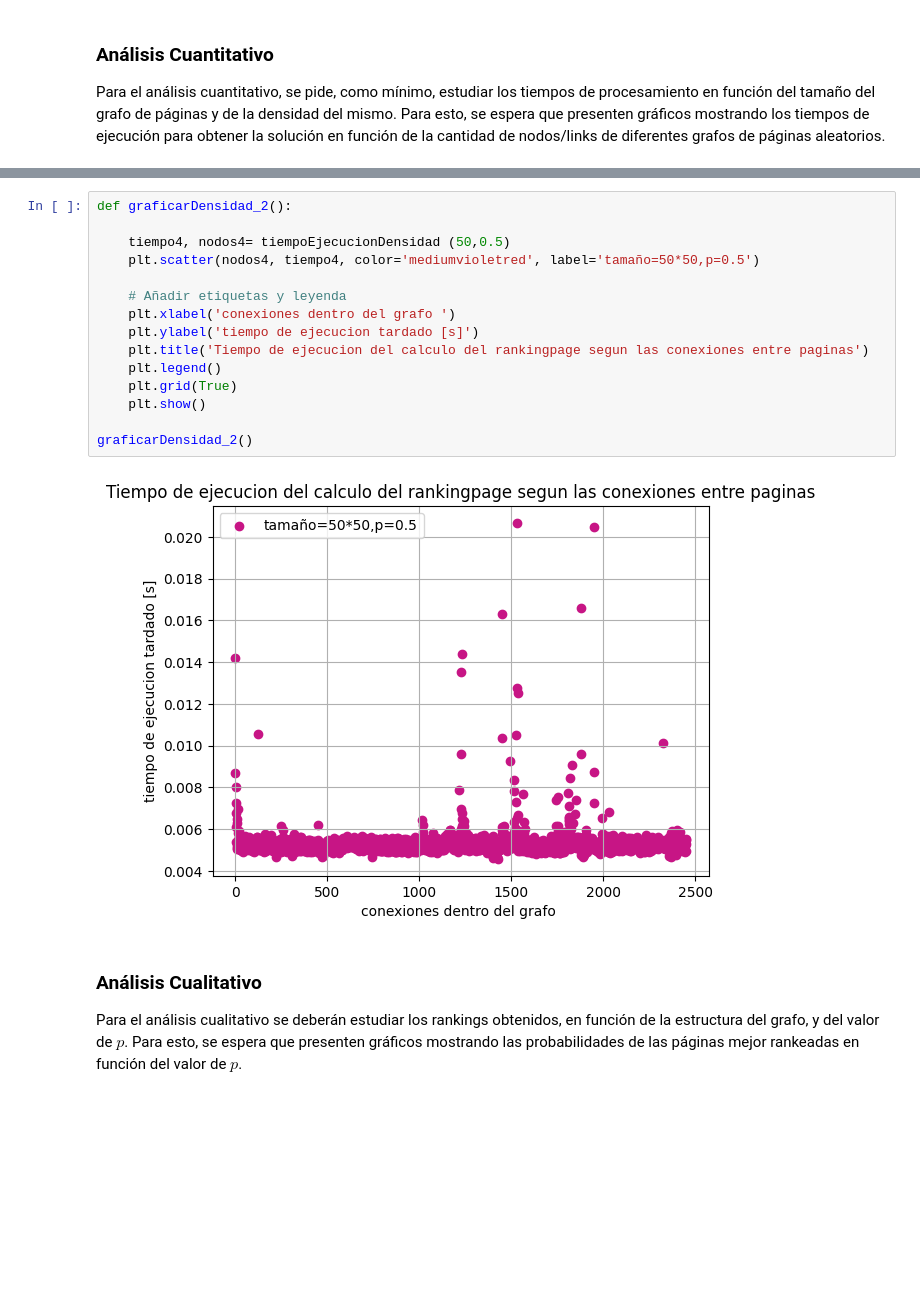
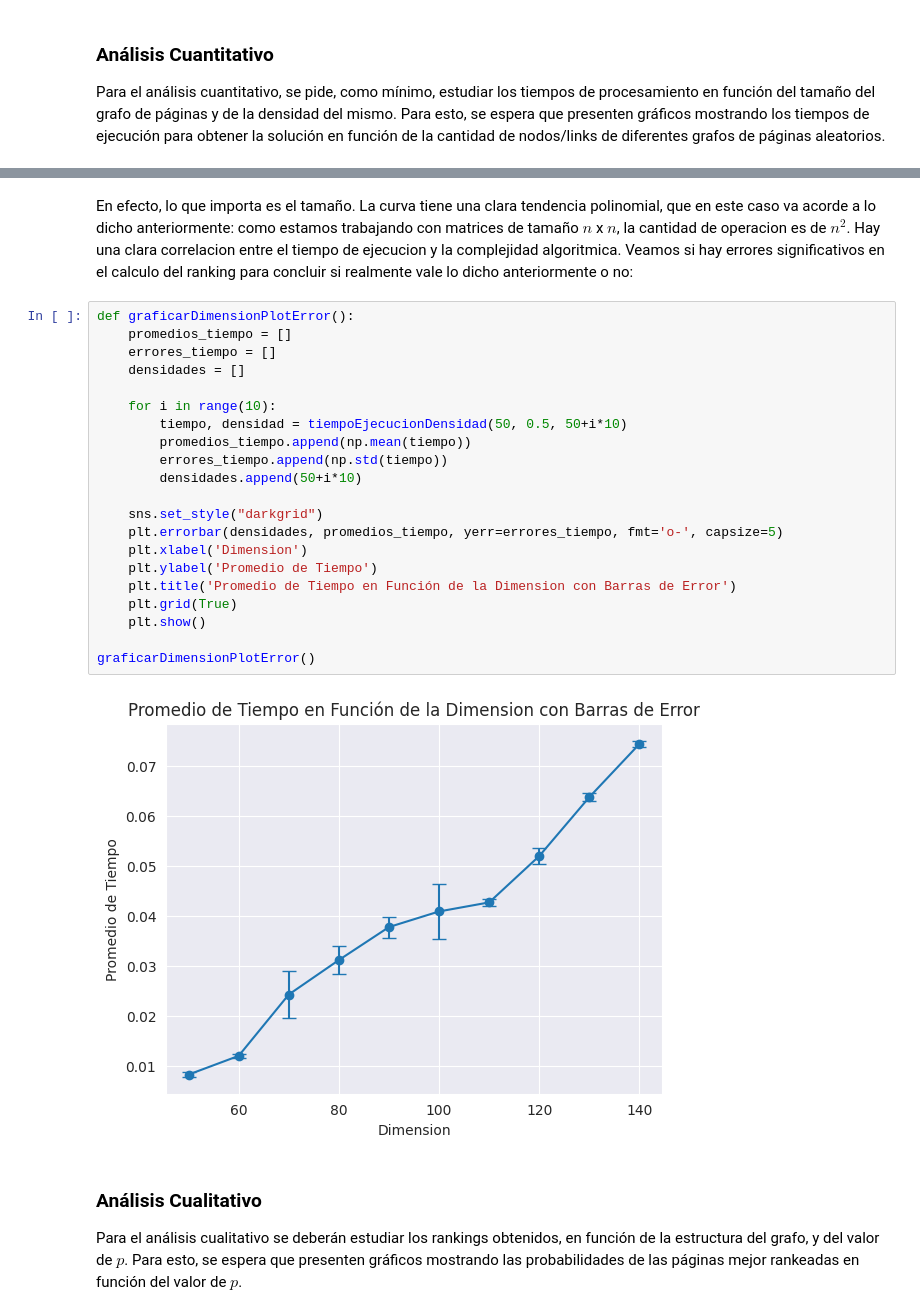
Before and after one commit to lmendezayl/uba-alc, a Jupyter notebook: Recursos TP1-20240502/template-alumnos/template-alumnos/grupo_Mendez_Busso_TP1.ipynb, the cells around one changed output, grey strips where cells are left out. Cells and saved outputs as stored; diff of their text form; blank space fills up the shorter version.

```diff
--- a/Recursos TP1-20240502/template-alumnos/template-alumnos/grupo_Mendez_Busso_TP1.ipynb
+++ b/Recursos TP1-20240502/template-alumnos/template-alumnos/grupo_Mendez_Busso_TP1.ipynb
@@ -207,20 +231,28 @@ graficarDensidad()
+# %% [markdown]
+En efecto, lo que importa es el tamaño. La curva tiene una clara tendencia polinomial, que en este caso va acorde a lo dicho anteriormente: como estamos trabajando con matrices de tamaño $n $ x $ n$, la cantidad de operacion es de $n^2$. Hay una clara correlacion entre el tiempo de ejecucion y la complejidad algoritmica. Veamos si hay errores significativos en el calculo del ranking para concluir si realmente vale lo dicho anteriormente o no:
 # %%
-def graficarDensidad_2():
+def graficarDimensionPlotError():
+    promedios_tiempo = []
+    errores_tiempo = []
+    densidades = []
 
-    tiempo4, nodos4= tiempoEjecucionDensidad (50,0.5)
-    plt.scatter(nodos4, tiempo4, color='mediumvioletred', label='tamaño=50*50,p=0.5')
+    for i in range(10):
+        tiempo, densidad = tiempoEjecucionDensidad(50, 0.5, 50+i*10)
+        promedios_tiempo.append(np.mean(tiempo))
+        errores_tiempo.append(np.std(tiempo))
+        densidades.append(50+i*10)
 
-    # Añadir etiquetas y leyenda
-    plt.xlabel('conexiones dentro del grafo ')
-    plt.ylabel('tiempo de ejecucion tardado [s]')
-    plt.title('Tiempo de ejecucion del calculo del rankingpage segun las conexiones entre paginas')
-    plt.legend()
+    sns.set_style("darkgrid")
+    plt.errorbar(densidades, promedios_tiempo, yerr=errores_tiempo, fmt='o-', capsize=5)
+    plt.xlabel('Dimension')
+    plt.ylabel('Promedio de Tiempo')
+    plt.title('Promedio de Tiempo en Función de la Dimension con Barras de Error')
     plt.grid(True)
     plt.show()
 
-graficarDensidad_2()
+graficarDimensionPlotError()
 # %% [output]
-[figure, old version]
+[figure, new version]
 # %% [markdown]
 ### Análisis Cualitativo
 
```
Also changed, not shown: parts of 8 cells of this notebook.
